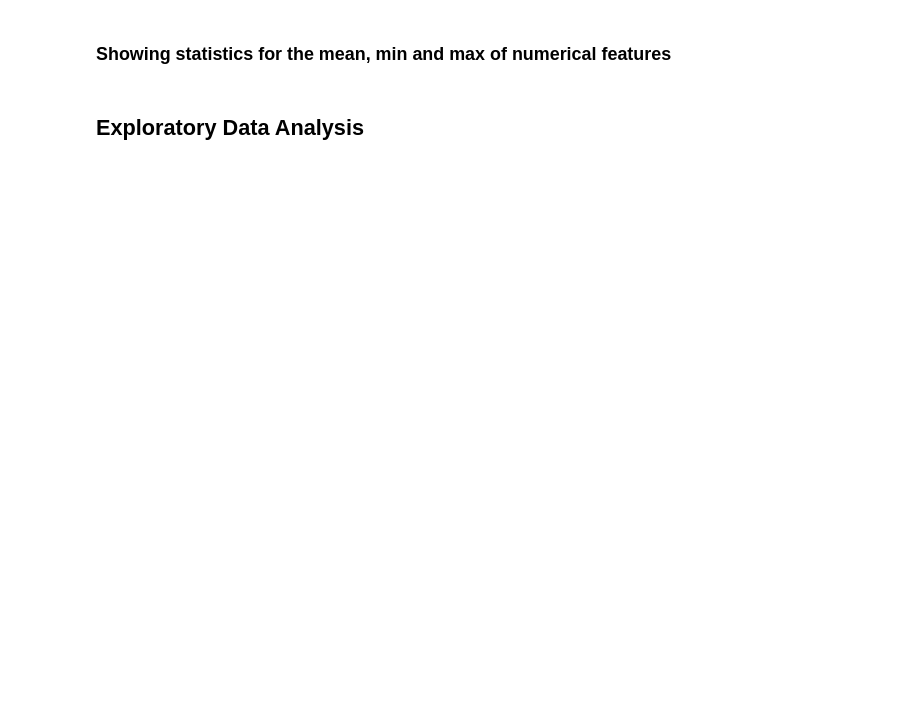
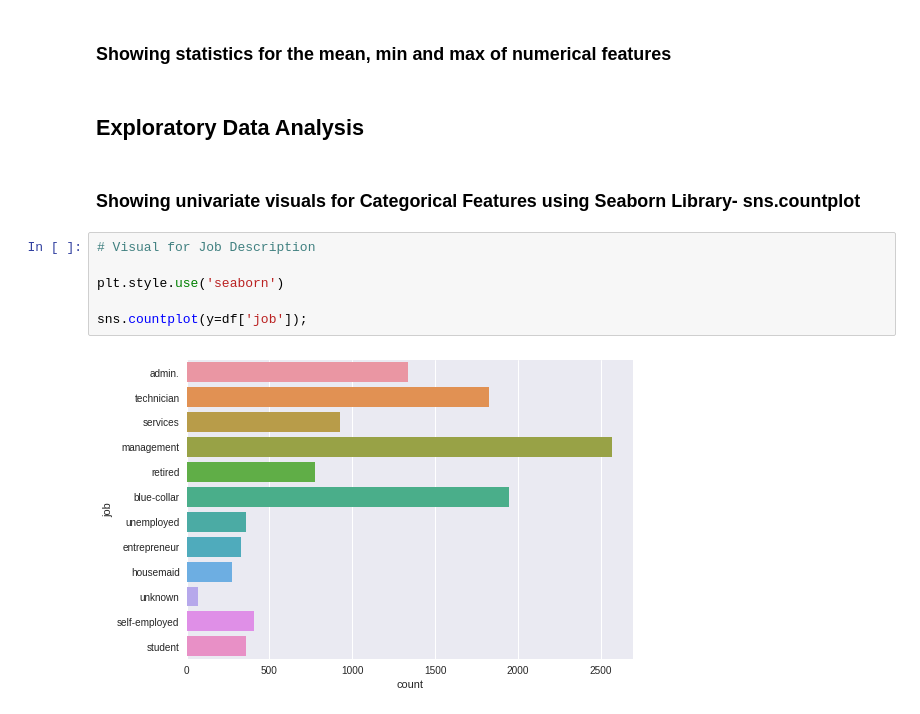
Before and after one commit to amltago/project2, a Jupyter notebook: ProjectB2.ipynb, the cells around one changed output. Saved outputs shown, nothing was run; the diff lists cells and outputs as text; blank space fills up the shorter version.

```diff
--- a/ProjectB2.ipynb
+++ b/ProjectB2.ipynb
@@ -354,3 +354,13 @@ df.describe(include='all')
 ### Showing statistics for the mean, min and max of numerical features
 # %% [markdown]
 ## Exploratory Data Analysis
+# %% [markdown]
+### Showing univariate visuals for Categorical Features using Seaborn Library- sns.countplot
+# %%
+# Visual for Job Description
+
+plt.style.use('seaborn')
+
+sns.countplot(y=df['job']);
+# %% [output]
+[figure, added]
```
Also changed, not shown: parts of 24 cells of this notebook.
